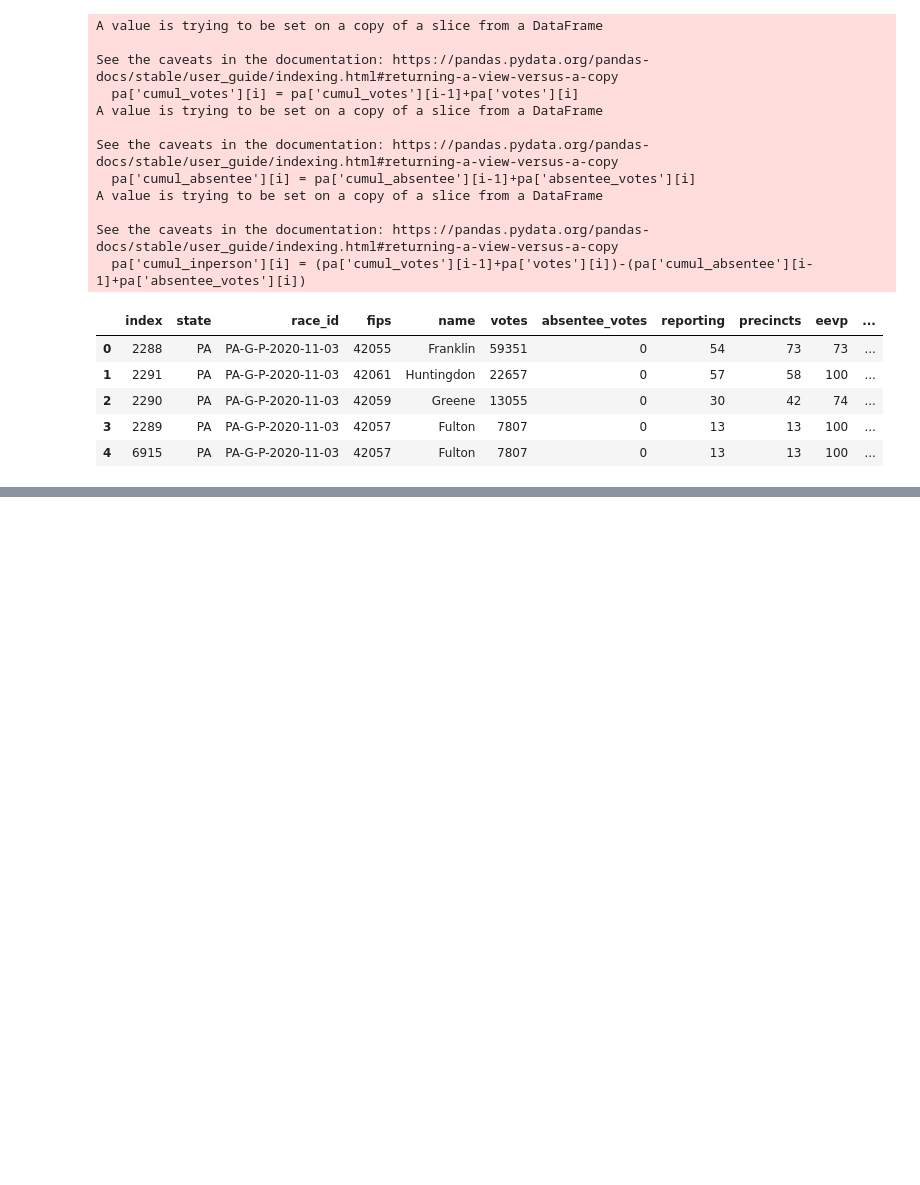
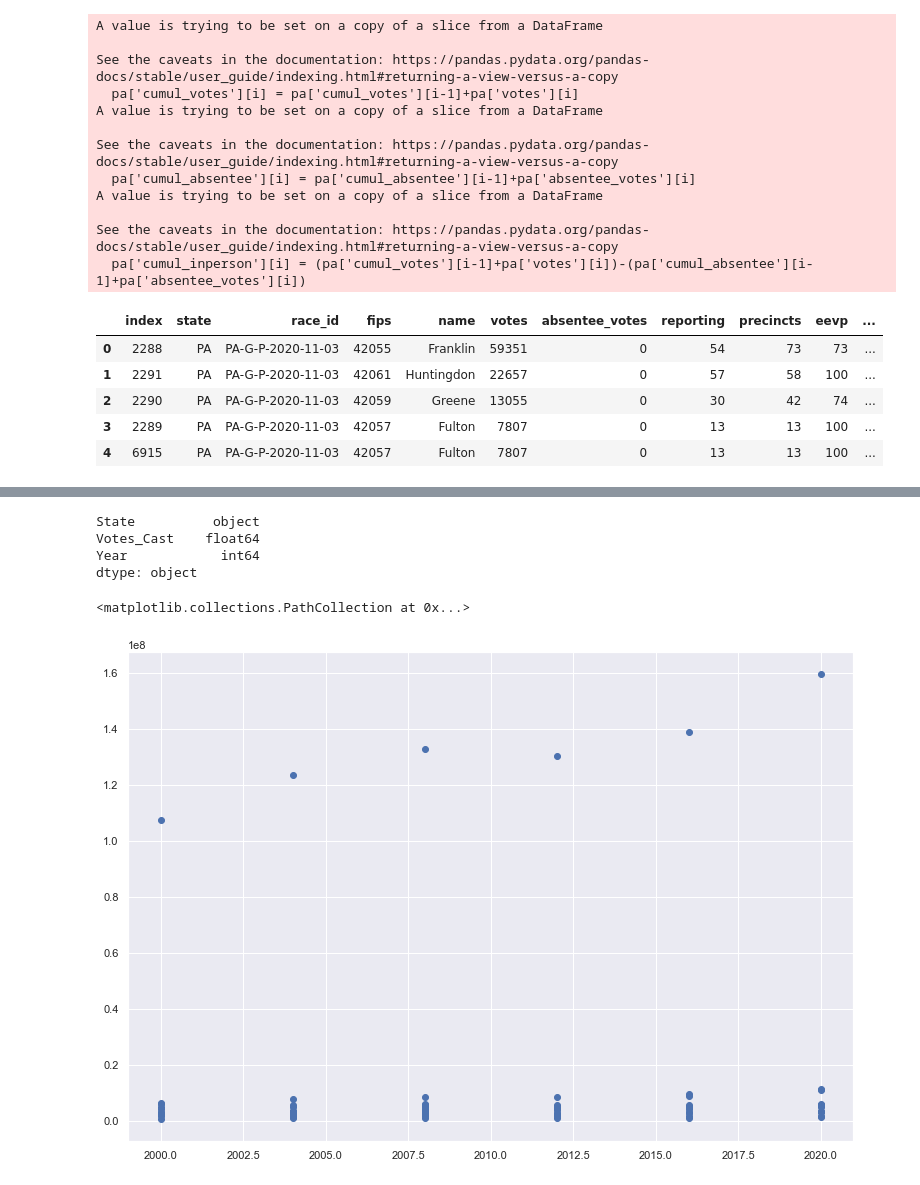
Before and after one commit to eweed001/ORIE-4741-Project, a Jupyter notebook: Absentee_Voting_Data_Analysis.ipynb, the cells around one changed output, grey strips where cells are left out. Cells and saved outputs as stored; diff of their text form; code cells hidden in the pictures; blank space fills up the shorter version.

```diff
--- a/Absentee_Voting_Data_Analysis.ipynb
+++ b/Absentee_Voting_Data_Analysis.ipynb
@@ -312,0 +482,5 @@ ax.legend(loc='upper left');
+# %%
+#Getting just our swing states
+turnout2020 = turnout2020[turnout2020['Unnamed: 0'].isin(['United States', 'Arizona','Florida','Georgia','Ohio','North Carolina', 'Nevada','Minnesota','Michigan','Iowa','Wisconsin','Pennsylvania','Texas'])]
+
+turnout2020.columns = ['State','Votes_Cast','Year']
@@ -312,0 +496,4 @@ ax.legend(loc='upper left');
+# %%
+df4 = turnoutprevious.append(turnout2016)
+df4 = df4.append(turnout2020)
+df4.head()
@@ -312,0 +539,3 @@ ax.legend(loc='upper left');
+# %%
+df4['Votes_Cast'] = df4['Votes_Cast'].str.replace(',','')
+df4.head()
@@ -312,0 +549,16 @@ ax.legend(loc='upper left');
+# %%
+df4.Year = pd.to_numeric(df4.Year)
+df4.Votes_Cast = pd.to_numeric(df4.Votes_Cast)
+df4.dtypes
+# %% [output]
+State          object
+Votes_Cast    float64
+Year            int64
+dtype: object
+# %%
+#Has US total
+fig, ax = plt.subplots(figsize=(13, 9))
+ax.scatter(df4.Year, df4['Votes_Cast'])
+# %% [output]
+<matplotlib.collections.PathCollection at 0x...>
+[figure, added]
```
Also changed, not shown: parts of 60 cells of this notebook, 5 other files.
